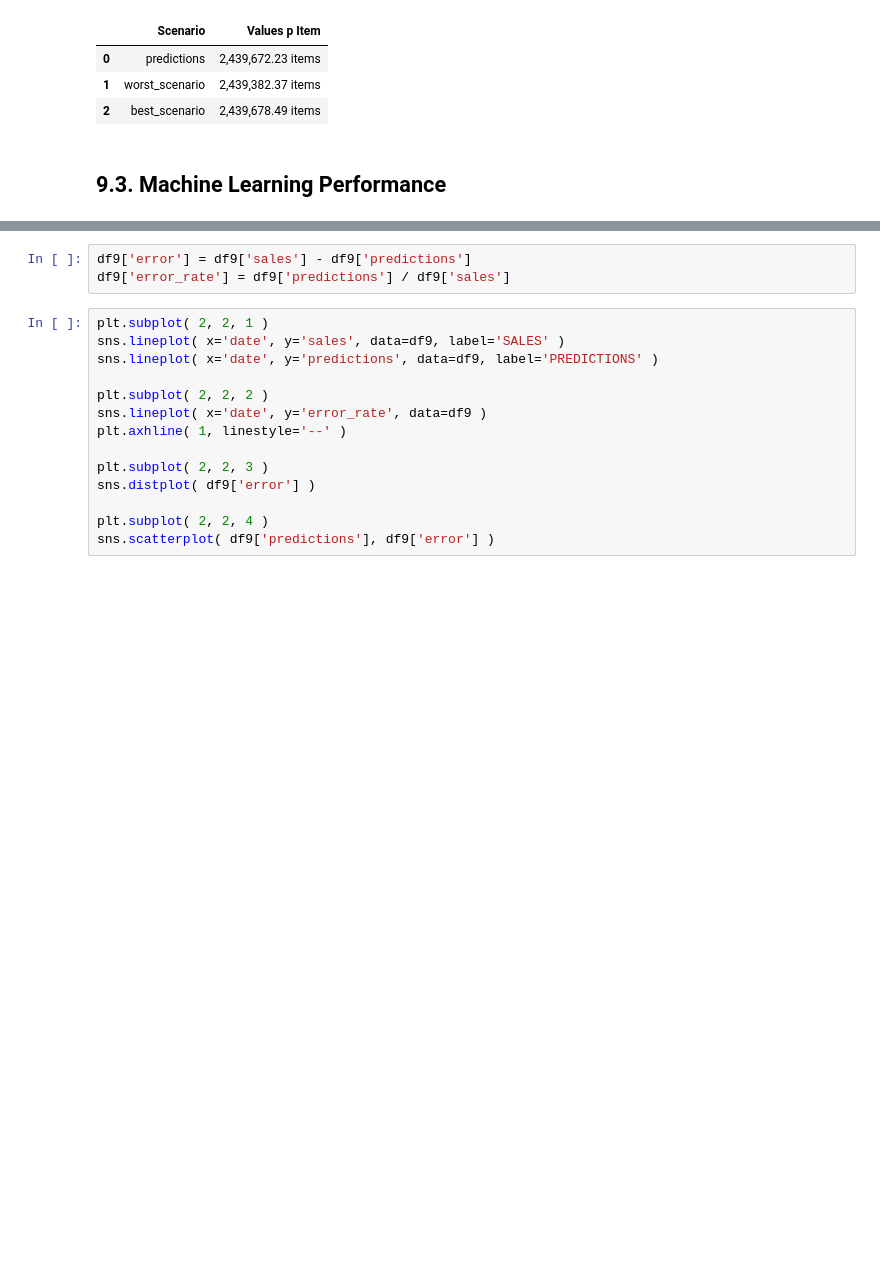
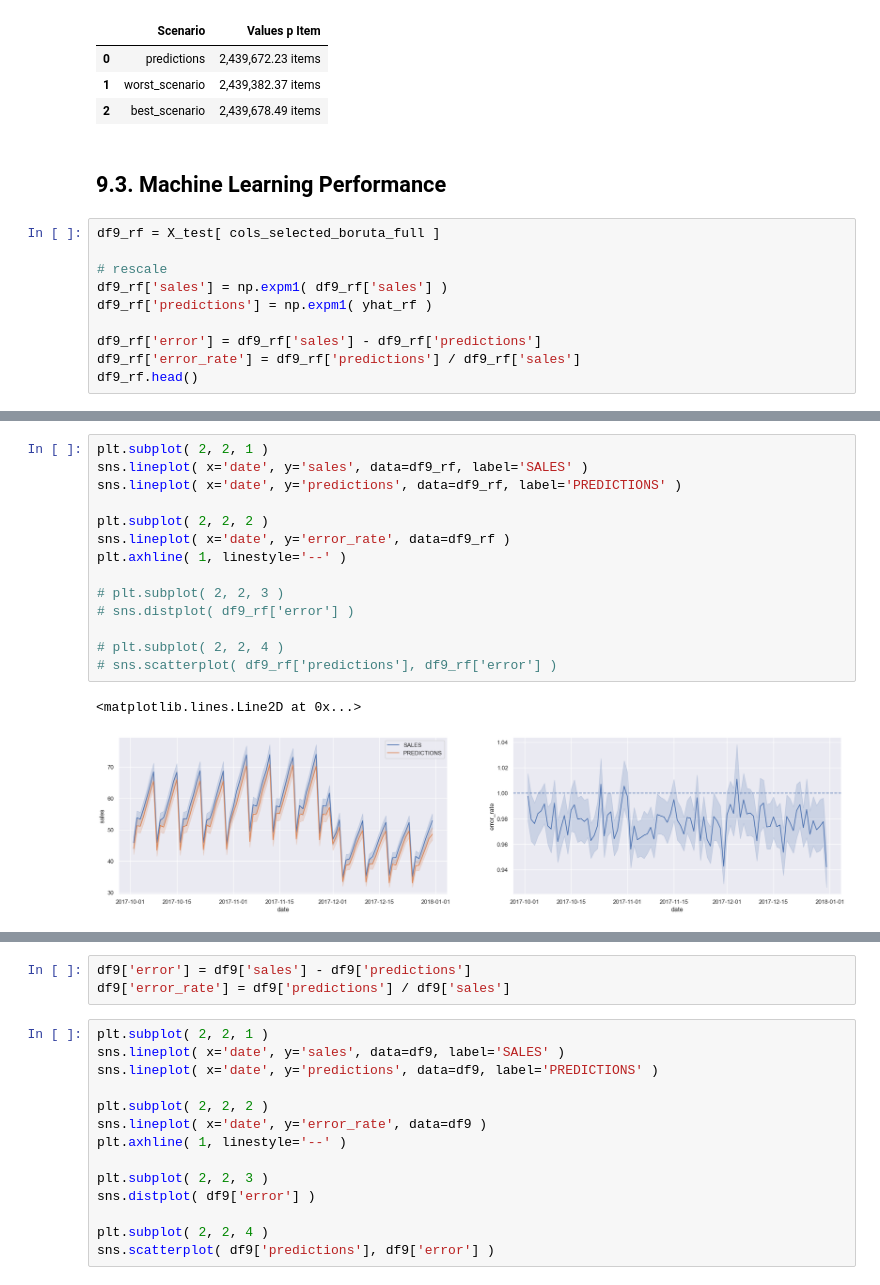
Before and after one commit to huyen2510/Store_Item_Demand, a Jupyter notebook: Store_Item_Demand.ipynb, the cells around one changed output, grey strips where cells are left out. Cells and saved outputs as stored; diff of their text form; blank space fills up the shorter version.

```diff
--- a/Store_Item_Demand.ipynb
+++ b/Store_Item_Demand.ipynb
@@ -1048,3 +1141,13 @@ df96
 | 2 | best_scenario | 2,439,678.49 items |
 # %% [markdown]
 ## 9.3. Machine Learning Performance
+# %%
+df9_rf = X_test[ cols_selected_boruta_full ]
+
+# rescale
+df9_rf['sales'] = np.expm1( df9_rf['sales'] )
+df9_rf['predictions'] = np.expm1( yhat_rf )
+
+df9_rf['error'] = df9_rf['sales'] - df9_rf['predictions']
+df9_rf['error_rate'] = df9_rf['predictions'] / df9_rf['sales']
+df9_rf.head()
@@ -1050,0 +1161,17 @@ df96
+# %%
+plt.subplot( 2, 2, 1 )
+sns.lineplot( x='date', y='sales', data=df9_rf, label='SALES' )
+sns.lineplot( x='date', y='predictions', data=df9_rf, label='PREDICTIONS' )
+
+plt.subplot( 2, 2, 2 )
+sns.lineplot( x='date', y='error_rate', data=df9_rf )
+plt.axhline( 1, linestyle='--' )
+
+# plt.subplot( 2, 2, 3 )
+# sns.distplot( df9_rf['error'] )
+
+# plt.subplot( 2, 2, 4 )
+# sns.scatterplot( df9_rf['predictions'], df9_rf['error'] )
+# %% [output]
+<matplotlib.lines.Line2D at 0x...>
+[figure, added]
```
Also changed, not shown: parts of 38 cells of this notebook, 34 other files.
